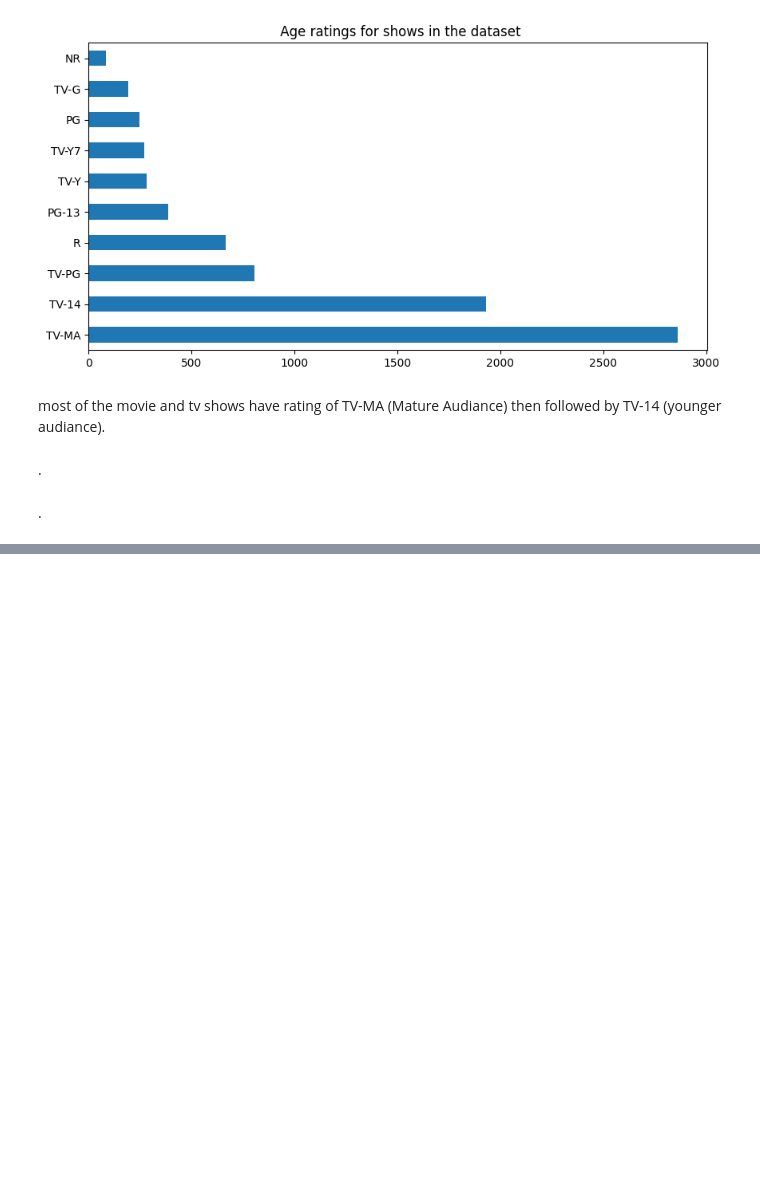
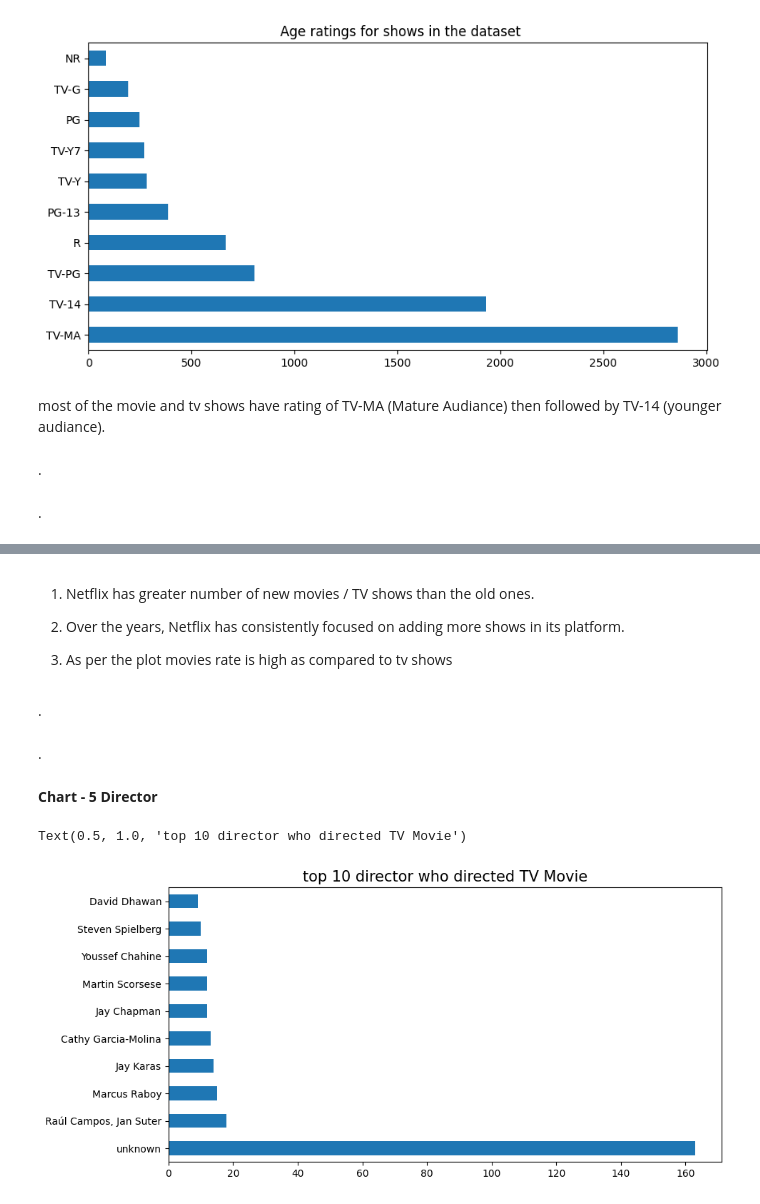
Before and after one commit to kunalNbadgujar/Netflix-Movies-and-TV-Shows-Clustering, a Jupyter notebook: Netflix_Movies_and_TV_shows_Clustering.ipynb, the cells around one changed output, grey strips where cells are left out. Saved outputs shown, nothing was run; the diff lists cells and outputs as text; code cells hidden in the pictures; blank space fills up the shorter version.

```diff
--- a/Netflix_Movies_and_TV_shows_Clustering.ipynb
+++ b/Netflix_Movies_and_TV_shows_Clustering.ipynb
@@ -334,0 +359,20 @@ most of the movie and tv shows have rating of TV-MA (Mature Audiance) then follo
+# %% [markdown]
+1. Netflix has greater number of new movies / TV shows than the old ones.
+
+2. Over the years, Netflix has consistently focused on adding more shows in its platform.
+
+3. As per the plot movies rate is high as compared to tv shows
+# %% [markdown]
+.
+# %% [markdown]
+.
+# %% [markdown]
+**Chart - 5 Director**
+# %%
+# top 10 director who directed TV show
+plt.figure(figsize=(10,5))
+show = df[df['type']=='Movie']['director'].value_counts()[:10].plot(kind='barh')
+show.set_title('top 10 director who directed TV Movie', size=15)
+# %% [output]
+Text(0.5, 1.0, 'top 10 director who directed TV Movie')
+[figure, added]
```
Also changed, not shown: parts of 38 cells of this notebook.
